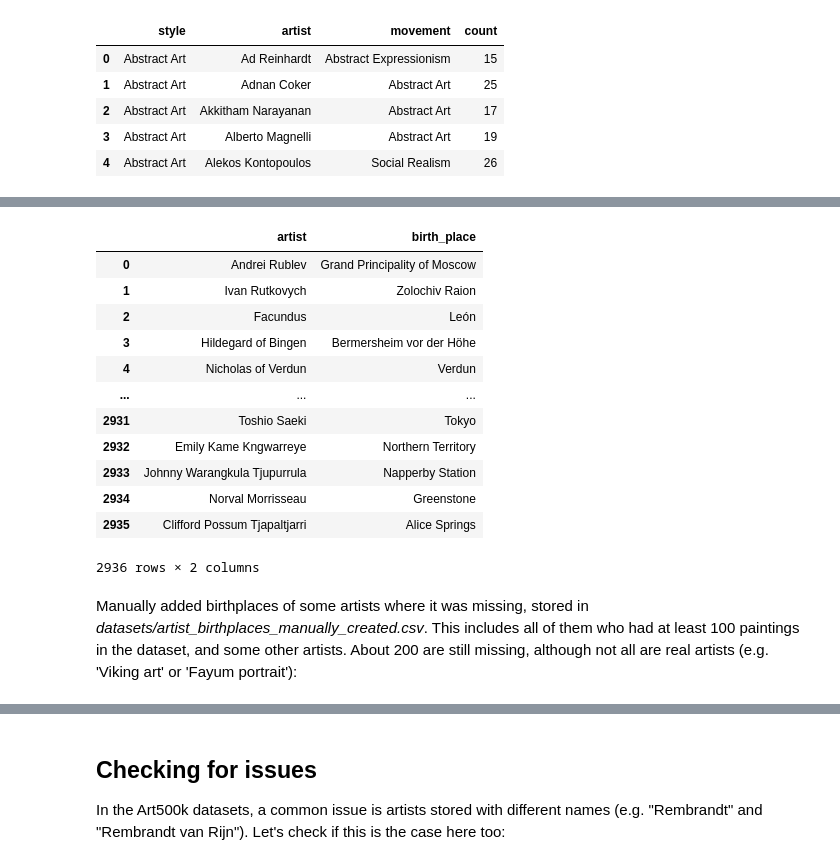
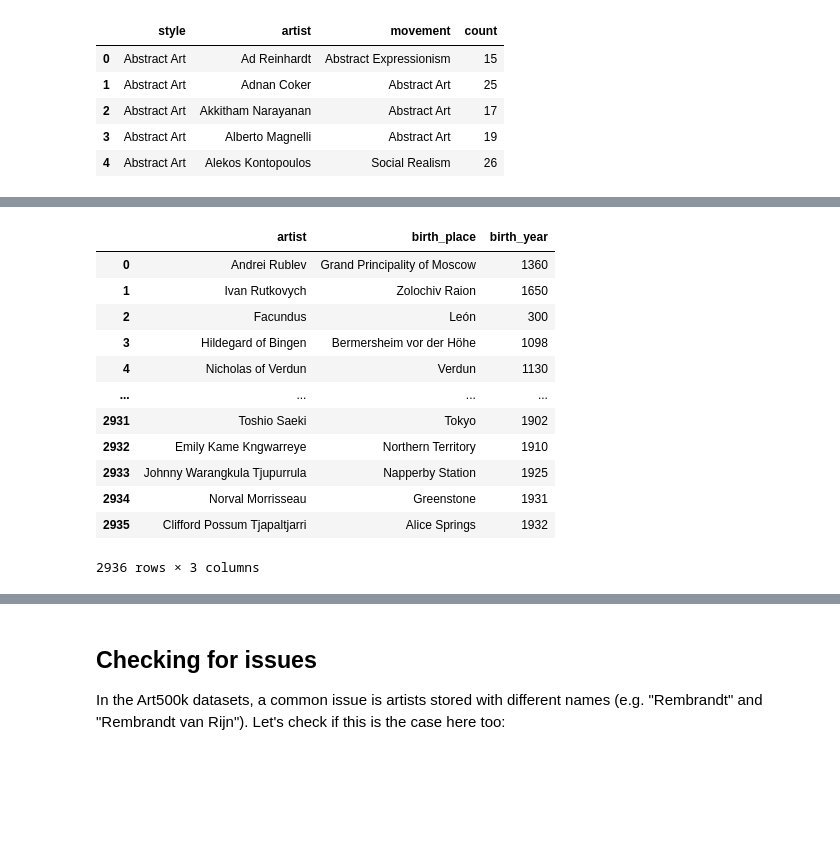
Before and after one commit to me9hanics/ArtProject, a Jupyter notebook: wikiart.ipynb, the cells around one changed output, grey strips where cells are left out. Cells and saved outputs as stored; diff of their text form; code cells hidden in the pictures; blank space fills up the shorter version.

Commit message:
update data, combine dataframes

```diff
--- a/wikiart.ipynb
+++ b/wikiart.ipynb
@@ -113,6 +177,4 @@ The fetching mechanism is stored in *wikiart_birthplace_fetch_script.py*, otherw
 # %%
-paintings_with_birthplaces = pd.read_csv("datasets/wikiart_paintings_with_artist_birthplaces_cleaned.csv")
-paintings_with_birthplaces_noncleaned = pd.read_csv("datasets/wikiart_paintings_with_artist_birthplaces.csv")
-
+paintings_with_birthplaces = pd.read_csv("datasets/wikiart_paintings_with_birth_cleaned.csv")
 paintings_with_birthplaces.head(3)
 # %% [output]
@@ -123,19 +185,17 @@ paintings_with_birthplaces.head(3)
 # %%
-artists = paintings_with_birthplaces[['artist','birth_place']].drop_duplicates().reset_index(drop=True)
-artists
+bpy = paintings_with_birthplaces[['artist','birth_place','birth_year']].drop_duplicates().reset_index(drop=True)
+bpy
 # %% [output]
-|  | artist | birth_place |
-| 0 | Andrei Rublev | Grand Principality of Moscow |
-| 1 | Ivan Rutkovych | Zolochiv Raion |
-| 2 | Facundus | León |
-| 3 | Hildegard of Bingen | Bermersheim vor der Höhe |
-| 4 | Nicholas of Verdun | Verdun |
-| ... | ... | ... |
-| 2931 | Toshio Saeki | Tokyo |
-| 2932 | Emily Kame Kngwarreye | Northern Territory |
-| 2933 | Johnny Warangkula Tjupurrula | Napperby Station |
-| 2934 | Norval Morrisseau | Greenstone |
-| 2935 | Clifford Possum Tjapaltjarri | Alice Springs |
+|  | artist | birth_place | birth_year |
+| 0 | Andrei Rublev | Grand Principality of Moscow | 1360 |
+| 1 | Ivan Rutkovych | Zolochiv Raion | 1650 |
+| 2 | Facundus | León | 300 |
+| 3 | Hildegard of Bingen | Bermersheim vor der Höhe | 1098 |
+| 4 | Nicholas of Verdun | Verdun | 1130 |
+| ... | ... | ... | ... |
+| 2931 | Toshio Saeki | Tokyo | 1902 |
+| 2932 | Emily Kame Kngwarreye | Northern Territory | 1910 |
+| 2933 | Johnny Warangkula Tjupurrula | Napperby Station | 1925 |
+| 2934 | Norval Morrisseau | Greenstone | 1931 |
+| 2935 | Clifford Possum Tjapaltjarri | Alice Springs | 1932 |
-2936 rows × 2 columns
+2936 rows × 3 columns
-# %% [markdown]
-Manually added birthplaces of some artists where it was missing, stored in *datasets/artist_birthplaces_manually_created.csv*. This includes all of them who had at least 100 paintings in the dataset, and some other artists. About 200 are still missing, although not all are real artists (e.g. 'Viking art' or 'Fayum portrait'):
```
Also changed, not shown: parts of 14 cells of this notebook, 3 other files.
